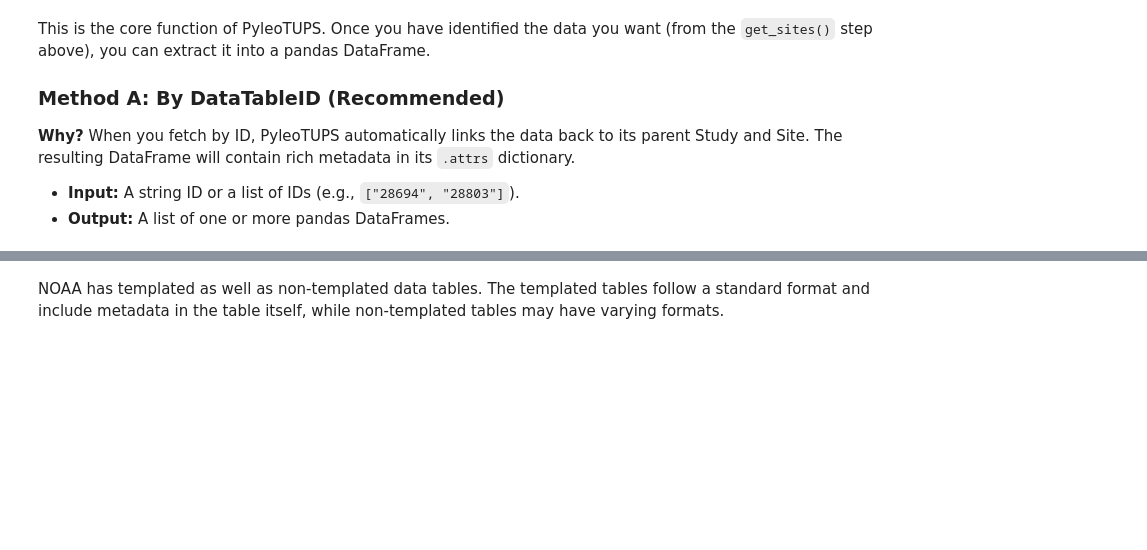
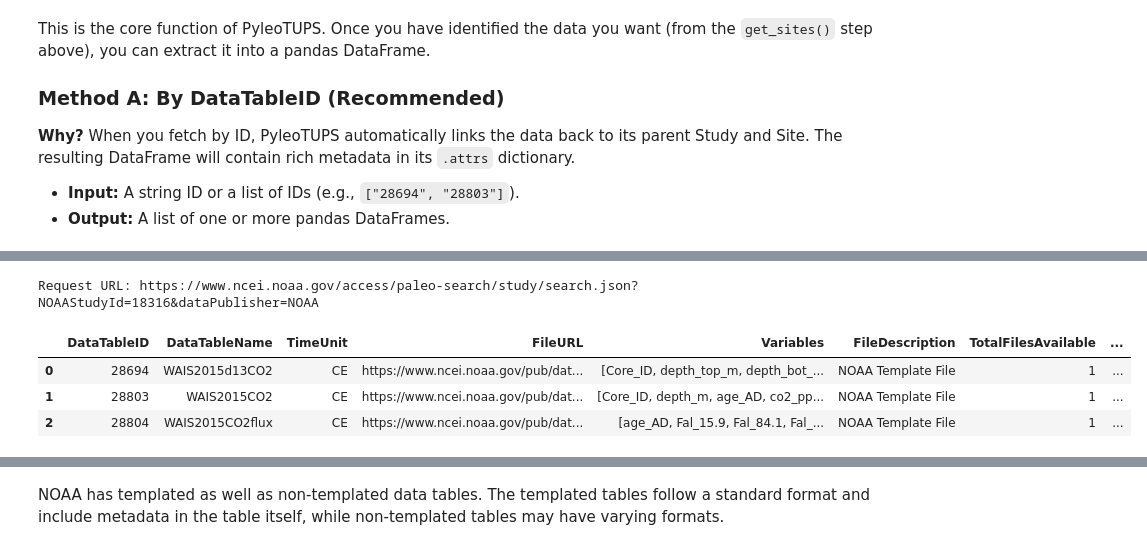
Before and after one commit to LinkedEarth/PyleoTUPS, a Jupyter notebook: examples/tutorial.ipynb, the cells around one changed output, grey strips where cells are left out. Saved outputs shown, nothing was run; the diff lists cells and outputs as text; code cells hidden in the pictures; blank space fills up the shorter version.

```diff
--- a/examples/tutorial.ipynb
+++ b/examples/tutorial.ipynb
@@ -174,7 +244,8 @@ This is the core function of PyleoTUPS. Once you have identified the data you wa
 # %%
 # 1. View the high-level summary of the studies found
 
-dataset = pt.NOAADataset()
+dataset = pt.Dataset()
 dataset.search_studies(noaa_id=18316)
 
 dataset.get_sites()
+# %% [output]
@@ -181,3 +253,8 @@ dataset.get_sites()
+Request URL: https://www.ncei.noaa.gov/access/paleo-search/study/search.json?NOAAStudyId=18316&dataPublisher=NOAA
+|  | DataTableID | DataTableName | TimeUnit | FileURL | Variables | FileDescription | TotalFilesAvailable | ... |
+| 0 | 28694 | WAIS2015d13CO2 | CE | https://www.ncei.noaa.gov/pub/dat... | [Core_ID, depth_top_m, depth_bot_... | NOAA Template File | 1 | ... |
+| 1 | 28803 | WAIS2015CO2 | CE | https://www.ncei.noaa.gov/pub/dat... | [Core_ID, depth_m, age_AD, co2_pp... | NOAA Template File | 1 | ... |
+| 2 | 28804 | WAIS2015CO2flux | CE | https://www.ncei.noaa.gov/pub/dat... | [age_AD, Fal_15.9, Fal_84.1, Fal_... | NOAA Template File | 1 | ... |
 # %%
 dfs = dataset.get_data(dataTableIDs=["28694", "28803", "28804"])
 # %%
```
Also changed, not shown: parts of 23 cells of this notebook.
